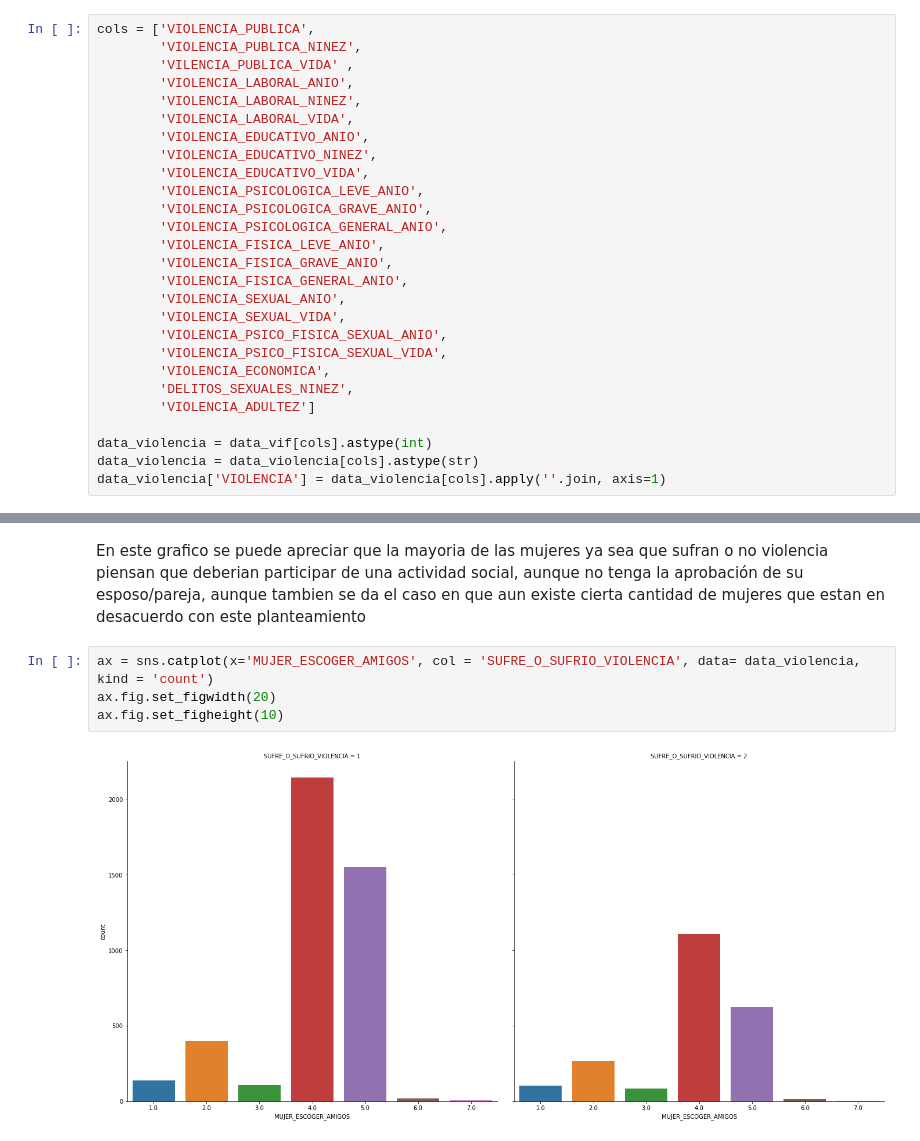
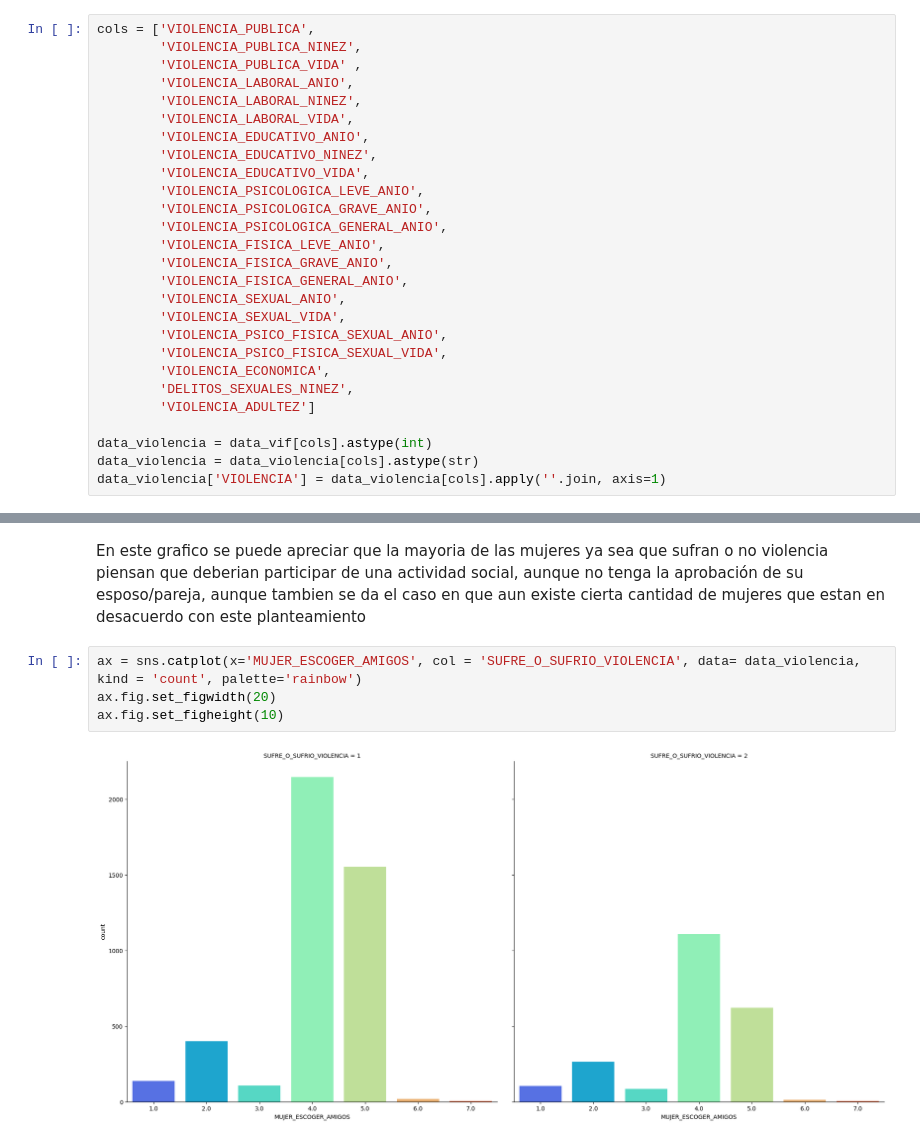
Before and after one commit to LunaGarces/Proyecto_Intro_Cn_Datos, a Jupyter notebook: Analisis y Construcción.ipynb, the cells around one changed output, grey strips where cells are left out. Cells and saved outputs as stored; diff of their text form.

```diff
--- a/Analisis y Construcción.ipynb
+++ b/Analisis y Construcción.ipynb
@@ -259,7 +259,7 @@ plt.show()
 # %%
 cols = ['VIOLENCIA_PUBLICA',
         'VIOLENCIA_PUBLICA_NINEZ',
-        'VILENCIA_PUBLICA_VIDA' ,
+        'VIOLENCIA_PUBLICA_VIDA' ,
         'VIOLENCIA_LABORAL_ANIO',
         'VIOLENCIA_LABORAL_NINEZ',
         'VIOLENCIA_LABORAL_VIDA',
@@ -331,8 +331,8 @@ ax.fig.set_figheight(10)
 # %% [markdown]
 En este grafico se puede apreciar que la mayoria de las mujeres ya sea que sufran o no violencia piensan que deberian participar de una actividad social, aunque no tenga la aprobación de su esposo/pareja, aunque tambien se da el caso en que aun existe cierta cantidad de mujeres que estan en desacuerdo con este planteamiento
 # %%
-ax = sns.catplot(x='MUJER_ESCOGER_AMIGOS', col = 'SUFRE_O_SUFRIO_VIOLENCIA', data= data_violencia, kind = 'count')
+ax = sns.catplot(x='MUJER_ESCOGER_AMIGOS', col = 'SUFRE_O_SUFRIO_VIOLENCIA', data= data_violencia, kind = 'count', palette='rainbow')
 ax.fig.set_figwidth(20)
 ax.fig.set_figheight(10)
 # %% [output]
-[figure, old version]
+[figure, new version]
```
Also changed, not shown: parts of 8 cells of this notebook.
